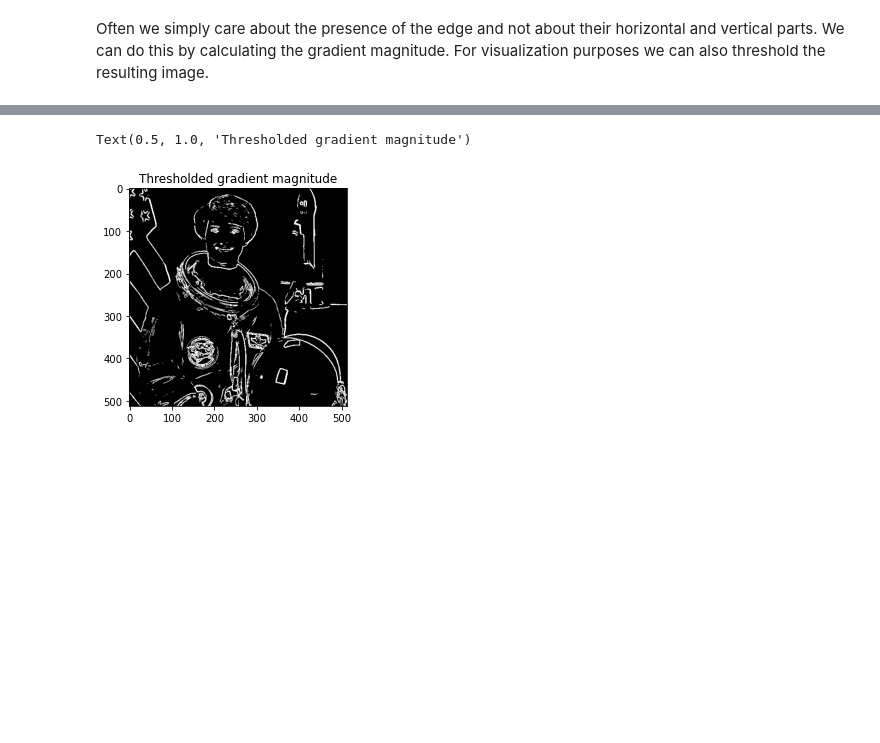
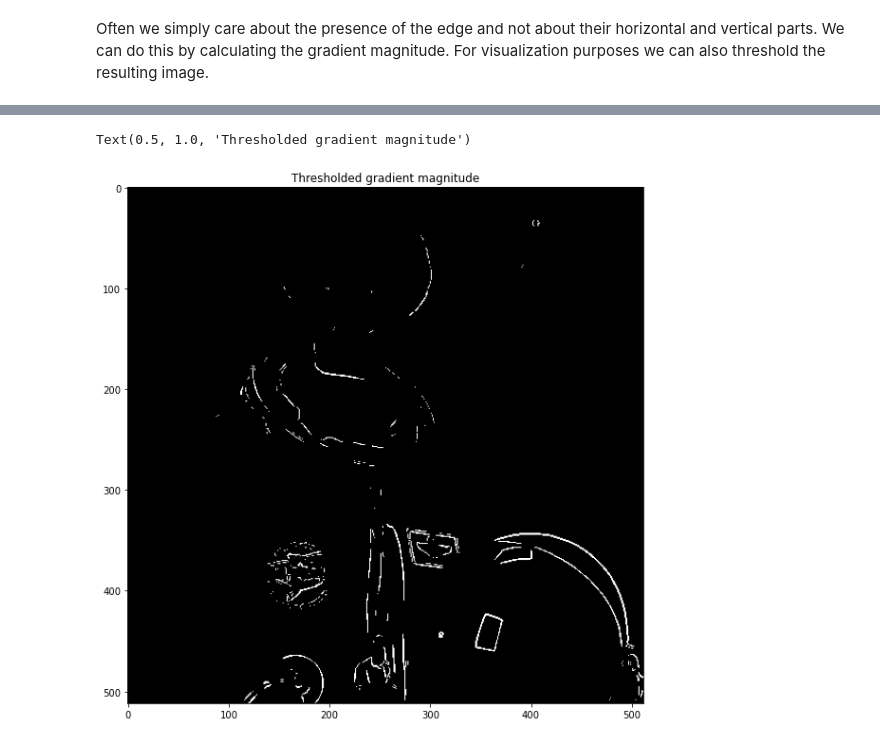
Before and after one commit to erodner/bvlecture, a Jupyter notebook: 01-basics/filters.ipynb, the cells around one changed output, grey strips where cells are left out. Drawn from its saved outputs; the diff is of its cells as text; code cells hidden in the pictures; blank space fills up the shorter version.

```diff
--- a/01-basics/filters.ipynb
+++ b/01-basics/filters.ipynb
@@ -173,6 +201,7 @@ Text(0.5, 1.0, 'Gradient magnitude')
 # %%
-plt.imshow(magn>0.2)
+plt.figure(figsize=(10,10))
+plt.imshow(magn>0.5)
 plt.title("Thresholded gradient magnitude")
 # %% [output]
 Text(0.5, 1.0, 'Thresholded gradient magnitude')
-[figure, old version]
+[figure, new version]
```
Also changed, not shown: parts of 8 cells of this notebook, 5 other files.
